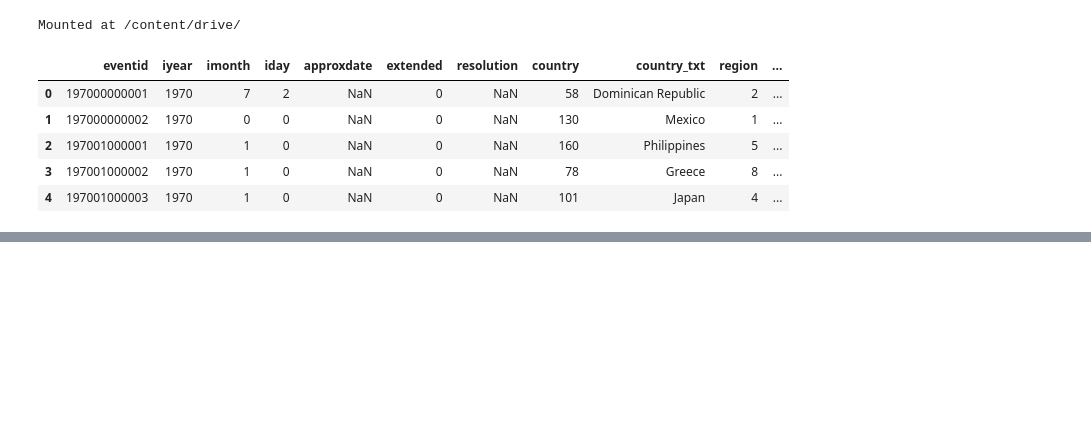
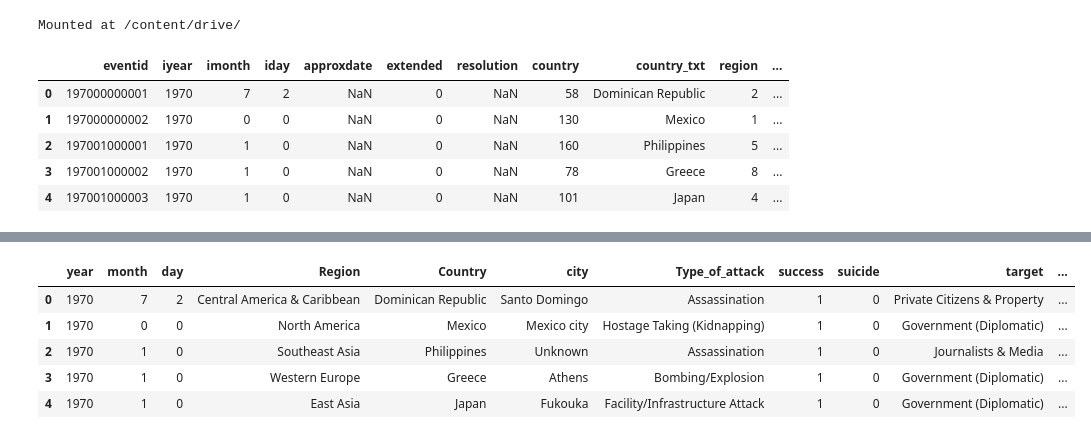
Before and after one commit to tarunn107/EDA, a Jupyter notebook: Untitled3.ipynb, the cells around one changed output, grey strips where cells are left out. Cells and saved outputs as stored; diff of their text form; code cells hidden in the pictures; blank space fills up the shorter version.

```diff
--- a/Untitled3.ipynb
+++ b/Untitled3.ipynb
@@ -22,7 +22,7 @@ df.head()
 | 3 | 197001000002 | 1970 | 1 | 0 | NaN | 0 | NaN | 78 | Greece | 8 | ... |
 | 4 | 197001000003 | 1970 | 1 | 0 | NaN | 0 | NaN | 101 | Japan | 4 | ... |
 # %%
-df1=pd.DataFrame(df[['iyear','imonth','iday','region_txt','country_txt','city','attacktype1_txt','success','suicide','targtype1_txt','targsubtype1_txt','gname','individual','nwound','propvalue','ishostkid','ransompaid']])
+df1=pd.DataFrame(df[['iyear','imonth','iday','region_txt','country_txt','city','attacktype1_txt','success','suicide','targtype1_txt','weaptype1_txt','targsubtype1_txt','gname','individual','propvalue','ishostkid','ransompaid','nkill','nwound']])
 # %%
 df1.info()
 # %% [output]
@@ -46,3 +46,3 @@ memory usage: 23.6+ MB
 # %%
-df1.rename(columns = {'iyear':'year','imonth':'month','iday':'day','region_txt':'Region','country_txt':'Country','attacktype1_txt':'Type of attack','targtype1_txt':'Target','targsubtype1_txt':'Target subtype','gname':'Attacker name'}, inplace = True)
-df1.head()
+df1.rename(columns = {'iyear':'year','imonth':'month','iday':'day','region_txt':'Region','nwound':'wounded','nkill':'killed','country_txt':'Country','attacktype1_txt':'Type_of_attack','weaptype1_txt':'weapon','targtype1_txt':'target','targsubtype1_txt':'target_subtype','gname':'attacker_name'}, inplace = True)
+df1['casualities']=df1['wounded']+df1['killed']
@@ -74,0 +49,12 @@ Name: day, dtype: int64
+# %%
+df1['wounded'] = df1['wounded'].fillna(0).astype(int)
+df1['killed'] = df1['killed'].fillna(0).astype(int)
+
+df1.head()
+# %% [output]
+|  | year | month | day | Region | Country | city | Type_of_attack | success | suicide | target | ... |
+| 0 | 1970 | 7 | 2 | Central America & Caribbean | Dominican Republic | Santo Domingo | Assassination | 1 | 0 | Private Citizens & Property | ... |
+| 1 | 1970 | 0 | 0 | North America | Mexico | Mexico city | Hostage Taking (Kidnapping) | 1 | 0 | Government (Diplomatic) | ... |
+| 2 | 1970 | 1 | 0 | Southeast Asia | Philippines | Unknown | Assassination | 1 | 0 | Journalists & Media | ... |
+| 3 | 1970 | 1 | 0 | Western Europe | Greece | Athens | Bombing/Explosion | 1 | 0 | Government (Diplomatic) | ... |
+| 4 | 1970 | 1 | 0 | East Asia | Japan | Fukouka | Facility/Infrastructure Attack | 1 | 0 | Government (Diplomatic) | ... |
```
Also changed, not shown: parts of 4 cells of this notebook.
